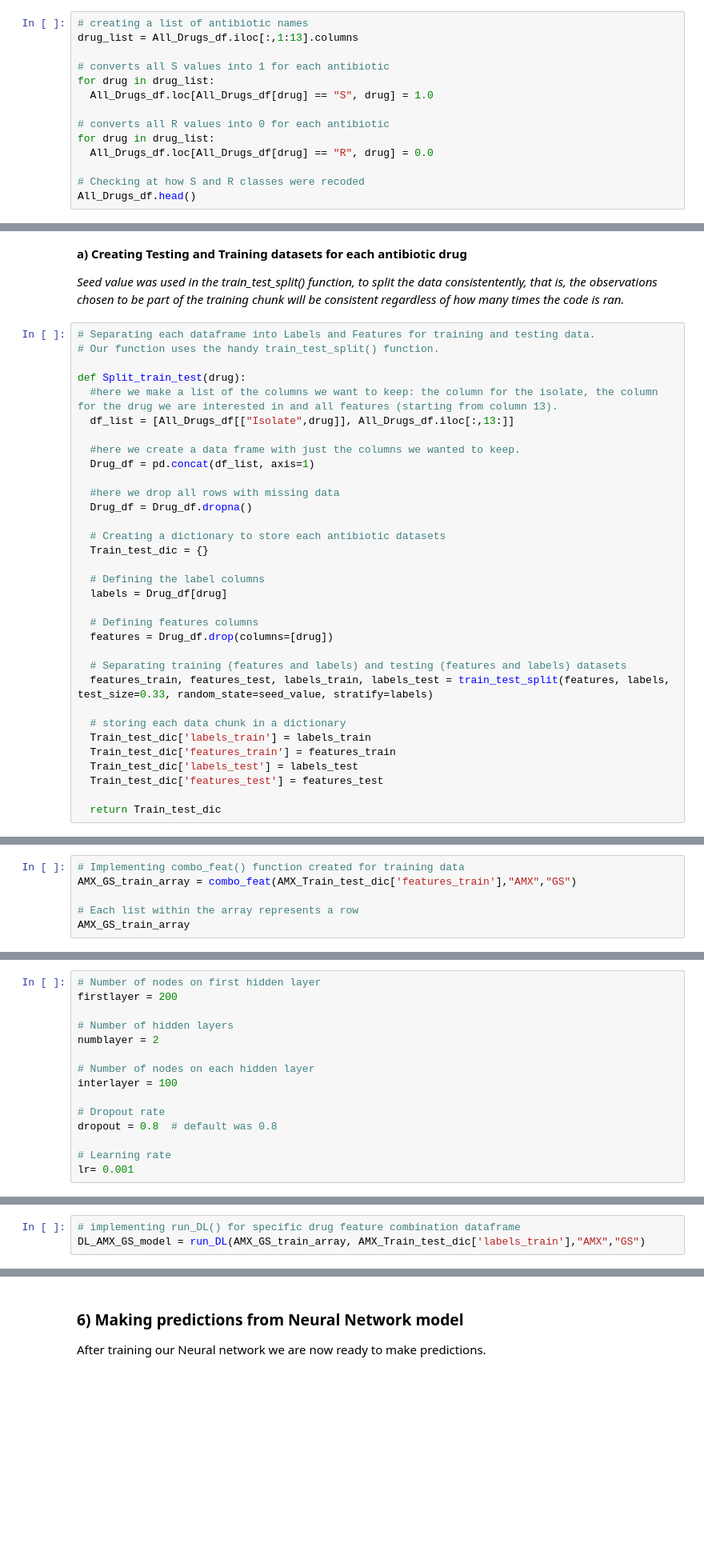
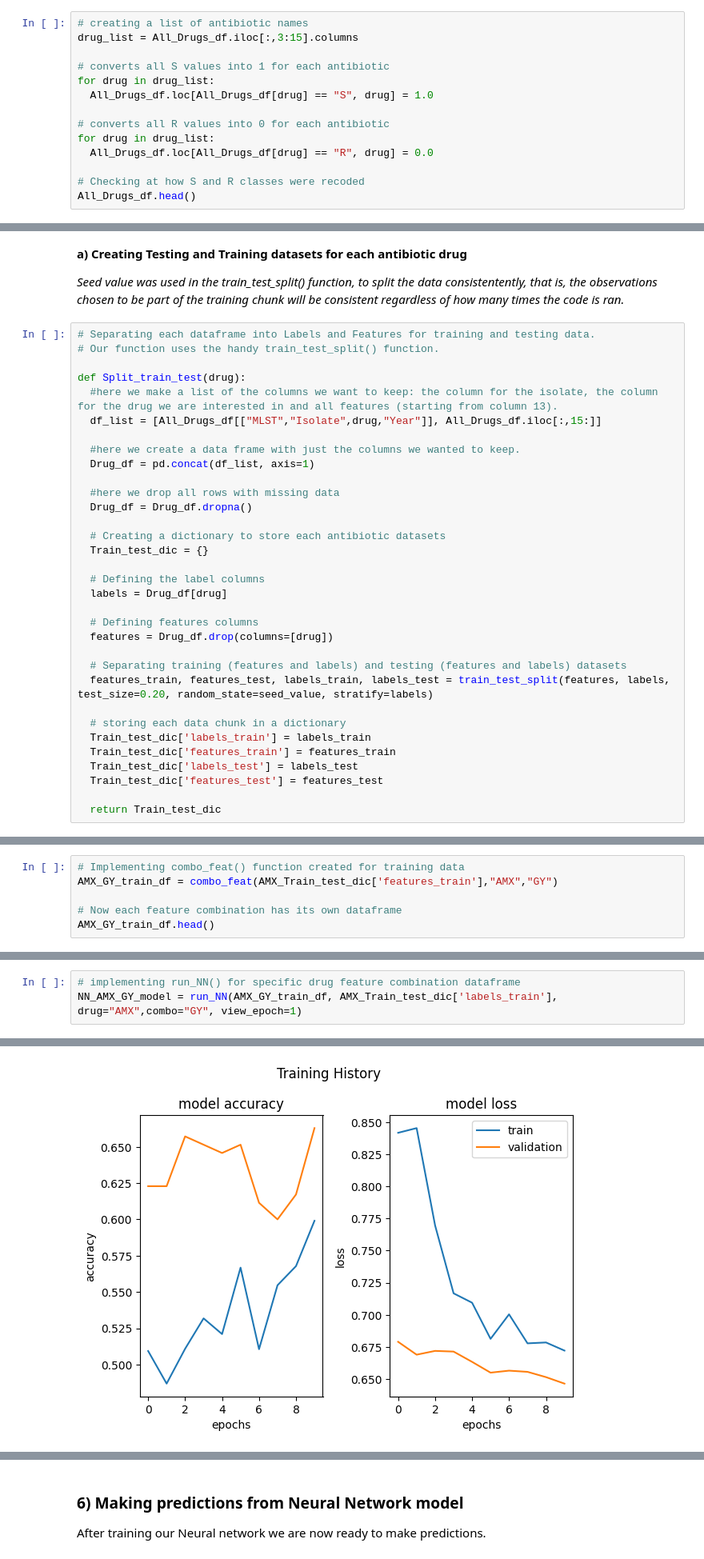
Before and after one commit to Lucy-Moctezuma/ML-Tutorial-for-Antibiotic-Resistance-Predictions-for-E.-Coli, a Jupyter notebook: 5)_Neural_Network.ipynb, the cells around one changed output, grey strips where cells are left out. Shown at 80% size. Saved outputs shown, nothing was run; the diff lists cells and outputs as text; blank space fills up the shorter version.

```diff
--- a/5)_Neural_Network.ipynb
+++ b/5)_Neural_Network.ipynb
@@ -113,7 +171,7 @@ All_Drugs_df.head()
 Neural Networks work using numeric values, therefore we will be converting all our target labels into floats. The last line of code shows the recoded version of all the labels for the antibiotic drugs.
 # %%
 # creating a list of antibiotic names
-drug_list = All_Drugs_df.iloc[:,1:13].columns
+drug_list = All_Drugs_df.iloc[:,3:15].columns
 
 # converts all S values into 1 for each antibiotic
 for drug in drug_list:
@@ -139,7 +205,7 @@ All_Drugs_df.head()
 
 def Split_train_test(drug):
   #here we make a list of the columns we want to keep: the column for the isolate, the column for the drug we are interested in and all features (starting from column 13).
-  df_list = [All_Drugs_df[["Isolate",drug]], All_Drugs_df.iloc[:,13:]]
+  df_list = [All_Drugs_df[["MLST","Isolate",drug,"Year"]], All_Drugs_df.iloc[:,15:]]
 
   #here we create a data frame with just the columns we wanted to keep.
   Drug_df = pd.concat(df_list, axis=1)
@@ -157,7 +223,7 @@ def Split_train_test(drug):
   features = Drug_df.drop(columns=[drug])
 
   # Separating training (features and labels) and testing (features and labels) datasets
-  features_train, features_test, labels_train, labels_test = train_test_split(features, labels, test_size=0.33, random_state=seed_value, stratify=labels)
+  features_train, features_test, labels_train, labels_test = train_test_split(features, labels, test_size=0.20, random_state=seed_value, stratify=labels)
 
   # storing each data chunk in a dictionary
   Train_test_dic['labels_train'] = labels_train
@@ -265,6 +298,6 @@ Now we are ready to implement our function in a complete training dataset. Inste
 # %%
 # Implementing combo_feat() function created for training data
-AMX_GS_train_array = combo_feat(AMX_Train_test_dic['features_train'],"AMX","GS")
+AMX_GY_train_df = combo_feat(AMX_Train_test_dic['features_train'],"AMX","GY")
 
-# Each list within the array represents a row
-AMX_GS_train_array
+# Now each feature combination has its own dataframe
+AMX_GY_train_df.head()
@@ -279,15 +311,0 @@ Neural Networks contain many hyperparameters we can tune, the input layer in thi
-# %%
-# Number of nodes on first hidden layer
-firstlayer = 200
-
-# Number of hidden layers
-numblayer = 2
-
-# Number of nodes on each hidden layer
-interlayer = 100
-
-# Dropout rate
-dropout = 0.8  # default was 0.8
-
-# Learning rate
-lr= 0.001
@@ -400,3 +447,4 @@ Our total number of observations is 732, and our batch size is 128. Therefore, i
 # %%
-# implementing run_DL() for specific drug feature combination dataframe
-DL_AMX_GS_model = run_DL(AMX_GS_train_array, AMX_Train_test_dic['labels_train'],"AMX","GS")
+# implementing run_NN() for specific drug feature combination dataframe
+NN_AMX_GY_model = run_NN(AMX_GY_train_df, AMX_Train_test_dic['labels_train'], drug="AMX",combo="GY", view_epoch=1)
+# %% [output]
@@ -403,2 +468,3 @@ DL_AMX_GS_model = run_DL(AMX_GS_train_array, AMX_Train_test_dic['labels_train'],
+[figure, added]
 # %% [markdown]
 - In the graph above we can see that training and validation data have an upwards direction, meaning that we can see that accuracies for both training and validation are going up, meaning there is learning happening.
```
Also changed, not shown: parts of 53 cells of this notebook.
